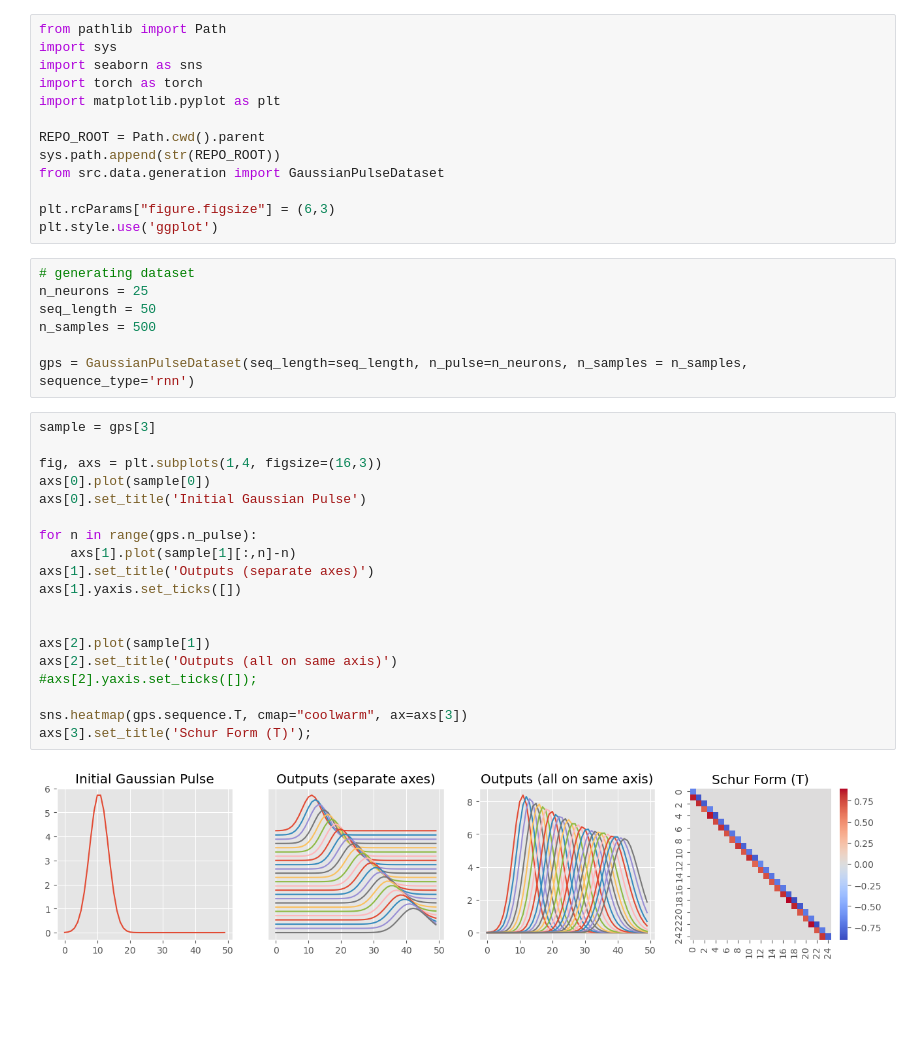
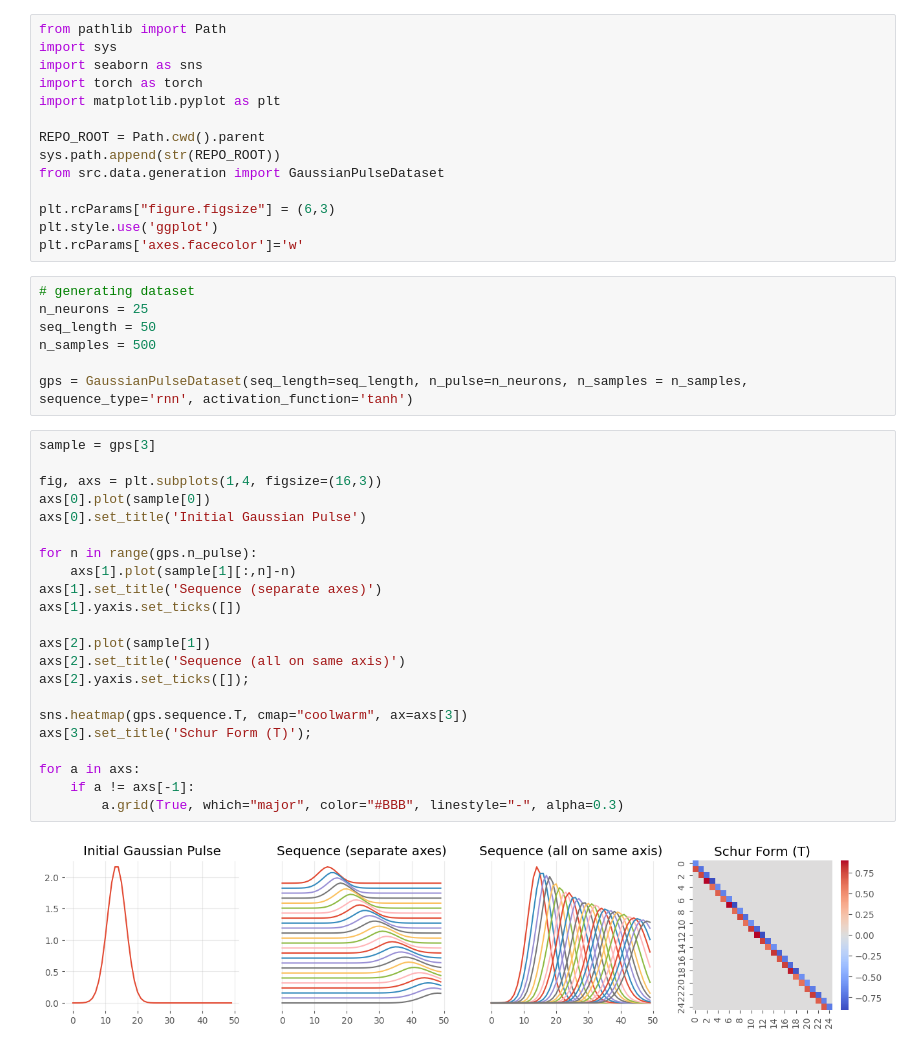
Before and after one commit to caycogajiclab/non-normal-dynamics, a Jupyter notebook: notebooks/1-Data-Generation-Demo.ipynb, the cells around one changed output. Cells and saved outputs as stored; diff of their text form; blank space fills up the shorter version.

```diff
--- a/notebooks/1-Data-Generation-Demo.ipynb
+++ b/notebooks/1-Data-Generation-Demo.ipynb
@@ -26,31 +26,35 @@ from src.data.generation import GaussianPulseDataset
 
 plt.rcParams["figure.figsize"] = (6,3)
 plt.style.use('ggplot')
+plt.rcParams['axes.facecolor']='w'
 # %%
 # generating dataset
 n_neurons = 25
 seq_length = 50
 n_samples = 500
 
-gps = GaussianPulseDataset(seq_length=seq_length, n_pulse=n_neurons, n_samples = n_samples, sequence_type='rnn')
+gps = GaussianPulseDataset(seq_length=seq_length, n_pulse=n_neurons, n_samples = n_samples, sequence_type='rnn', activation_function='tanh')
 # %%
 sample = gps[3]
 
 fig, axs = plt.subplots(1,4, figsize=(16,3))
 axs[0].plot(sample[0])
 axs[0].set_title('Initial Gaussian Pulse')
 
 for n in range(gps.n_pulse):
     axs[1].plot(sample[1][:,n]-n)
-axs[1].set_title('Outputs (separate axes)')
+axs[1].set_title('Sequence (separate axes)')
 axs[1].yaxis.set_ticks([])
 
-
 axs[2].plot(sample[1])
-axs[2].set_title('Outputs (all on same axis)')
-#axs[2].yaxis.set_ticks([]);
+axs[2].set_title('Sequence (all on same axis)')
+axs[2].yaxis.set_ticks([]);
 
 sns.heatmap(gps.sequence.T, cmap="coolwarm", ax=axs[3])
 axs[3].set_title('Schur Form (T)');
+
+for a in axs:
+    if a != axs[-1]:
+        a.grid(True, which="major", color="#BBB", linestyle="-", alpha=0.3)
 # %% [output]
-[figure, old version]
+[figure, new version]
```
Also changed, not shown: 4 other files.
